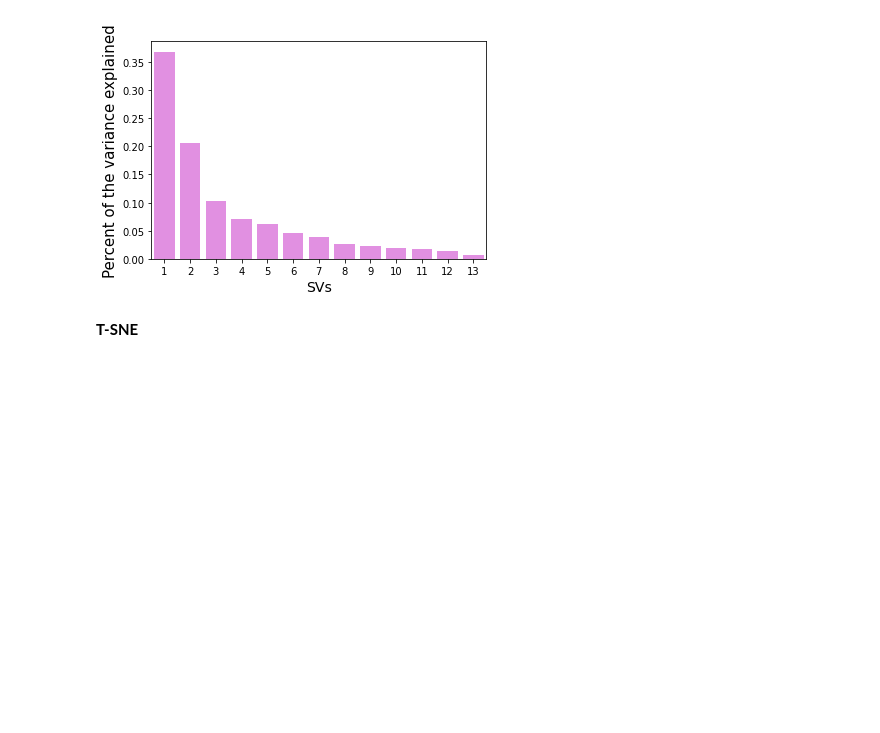
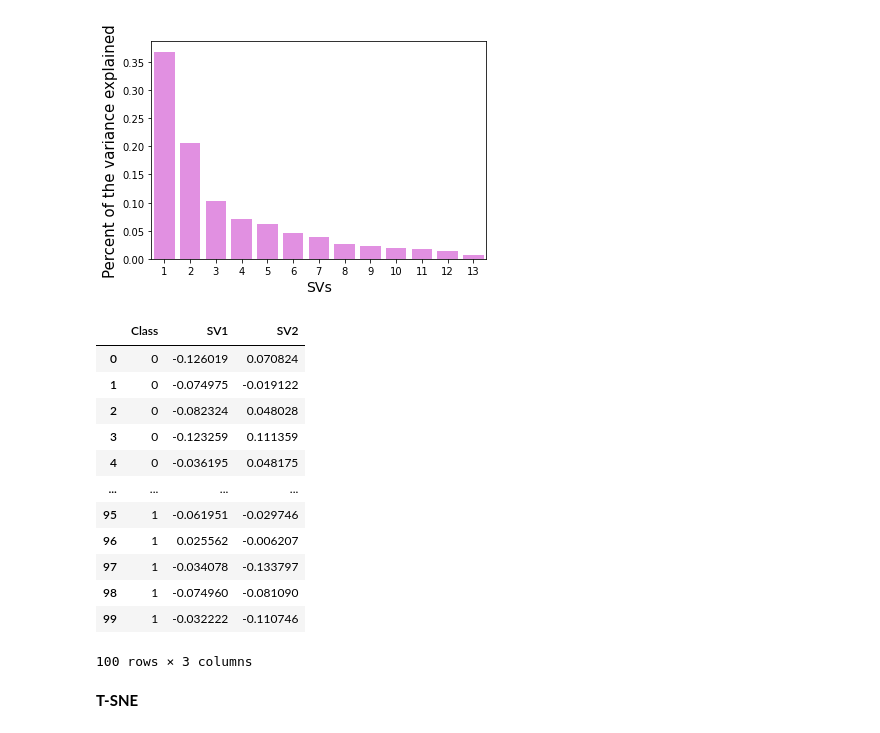
Before and after one commit to jithesh9539/Dimensionality_Reduction_Technique, a Jupyter notebook: PCA_SVD_TSNE_UMAP.ipynb, the cells around one changed output. Saved outputs shown, nothing was run; the diff lists cells and outputs as text; code cells hidden in the pictures; blank space fills up the shorter version.

```diff
--- a/PCA_SVD_TSNE_UMAP.ipynb
+++ b/PCA_SVD_TSNE_UMAP.ipynb
@@ -245,6 +294,26 @@ plt.ylabel('Percent of the variance explained', fontsize=15)
 # %% [output]
 Text(0, 0.5, 'Percent of the variance explained')
 [figure]
+# %%
+col_lab=['SV'+str(i) for i in range(1,3)]
+svd_df1 = pd.DataFrame(u[:,0:2], index=svd_df["class"].tolist(), columns=col_lab)
+svd_df1=svd_df1.reset_index()
+svd_df1.rename(columns={'index':'Class'},inplace=True)
+svd_df1.head(100)
+# %% [output]
+|  | Class | SV1 | SV2 |
+| 0 | 0 | -0.126019 | 0.070824 |
+| 1 | 0 | -0.074975 | -0.019122 |
+| 2 | 0 | -0.082324 | 0.048028 |
+| 3 | 0 | -0.123259 | 0.111359 |
+| 4 | 0 | -0.036195 | 0.048175 |
+| ... | ... | ... | ... |
+| 95 | 1 | -0.061951 | -0.029746 |
+| 96 | 1 | 0.025562 | -0.006207 |
+| 97 | 1 | -0.034078 | -0.133797 |
+| 98 | 1 | -0.074960 | -0.081090 |
+| 99 | 1 | -0.032222 | -0.110746 |
+100 rows × 3 columns
 # %% [markdown]
 **T-SNE**
 # %%
```
Also changed, not shown: parts of 10 cells of this notebook.
